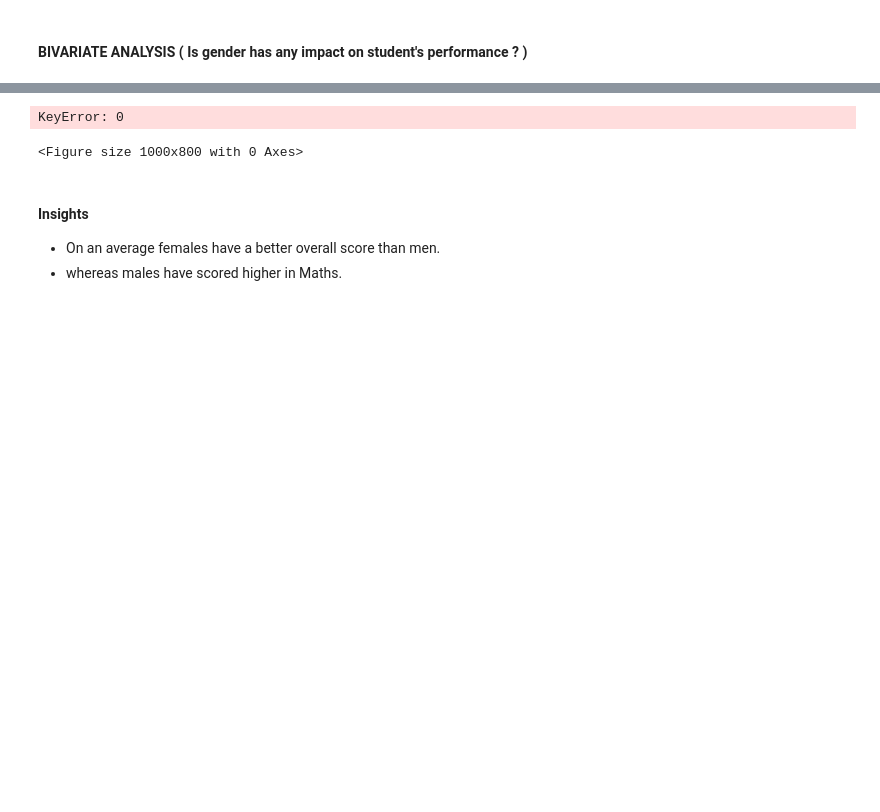
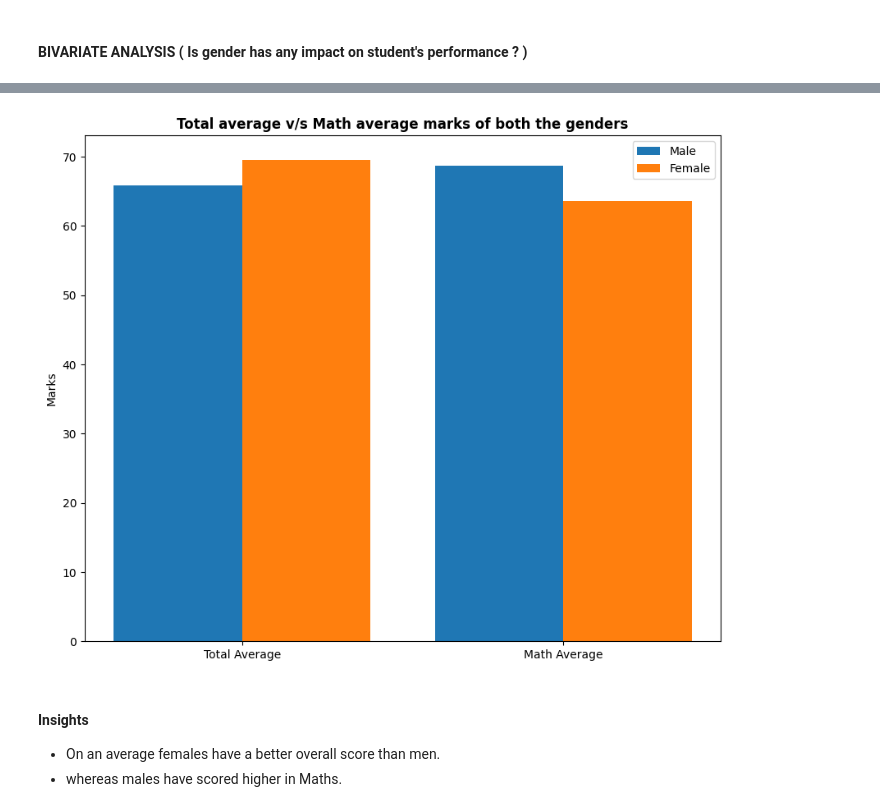
Before and after one commit to San23042001/ml_foundation_project, a Jupyter notebook: notebook/1 . EDA STUDENT PERFORMANCE .ipynb, the cells around one changed output, grey strips where cells are left out. Saved outputs shown, nothing was run; the diff lists cells and outputs as text; code cells hidden in the pictures; blank space fills up the shorter version.

```diff
--- a/notebook/1 . EDA STUDENT PERFORMANCE .ipynb
+++ b/notebook/1 . EDA STUDENT PERFORMANCE .ipynb
@@ -446,25 +446,30 @@ gender_group
 # %%
 plt.figure(figsize=(10, 8))
 
-X = ['Total Average','Math Average']
+X = ['Total Average', 'Math Average']
 
+female_scores = [
+    gender_group.loc['female', 'average'],
+    gender_group.loc['female', 'math_score']
+]
 
-female_scores = [gender_group['average'][0], gender_group['math score'][0]]
-male_scores = [gender_group['average'][1], gender_group['math score'][1]]
+male_scores = [
+    gender_group.loc['male', 'average'],
+    gender_group.loc['male', 'math_score']
+]
 
 X_axis = np.arange(len(X))
 
-plt.bar(X_axis - 0.2, male_scores, 0.4, label = 'Male')
-plt.bar(X_axis + 0.2, female_scores, 0.4, label = 'Female')
+plt.bar(X_axis - 0.2, male_scores, 0.4, label='Male')
+plt.bar(X_axis + 0.2, female_scores, 0.4, label='Female')
 
 plt.xticks(X_axis, X)
 plt.ylabel("Marks")
 plt.title("Total average v/s Math average marks of both the genders", fontweight='bold')
 plt.legend()
 plt.show()
 # %% [output]
-KeyError: 0
-<Figure size 1000x800 with 0 Axes>
+[figure, added]
 # %% [markdown]
 #### Insights
 - On an average females have a better overall score than men.
```
Also changed, not shown: parts of 11 cells of this notebook.
